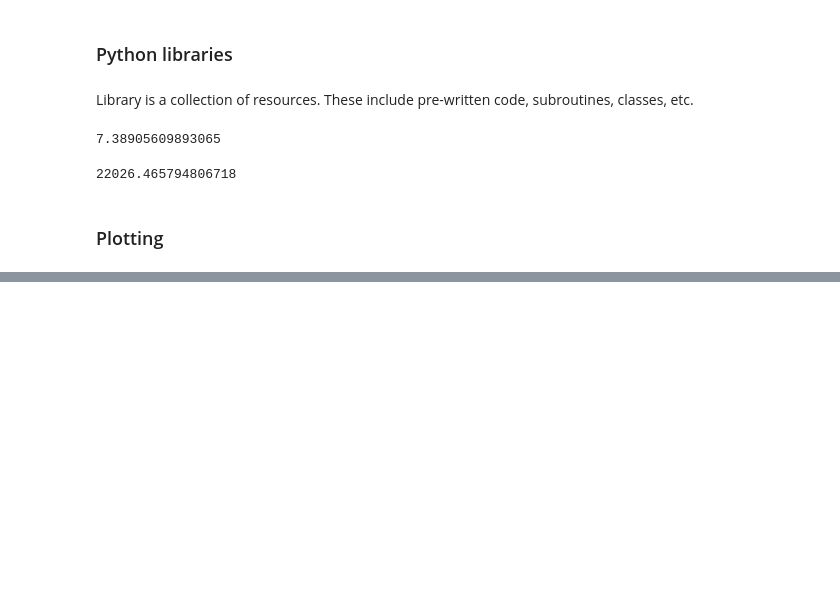
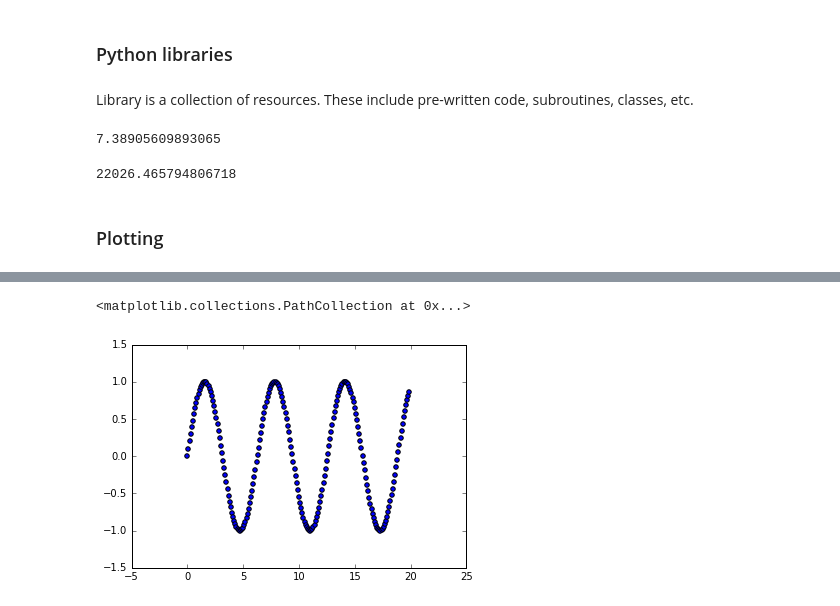
Before and after one commit to samoturk/HUB-ipython, a Jupyter notebook: notebooks/Intro to Python and Jupyter.ipynb, the cells around one changed output, grey strips where cells are left out. Saved outputs shown, nothing was run; the diff lists cells and outputs as text; code cells hidden in the pictures; blank space fills up the shorter version.

```diff
--- a/notebooks/Intro to Python and Jupyter.ipynb
+++ b/notebooks/Intro to Python and Jupyter.ipynb
@@ -240,0 +241,5 @@ plt.plot(x_values, y_values, 'bx')
+# %%
+plt.scatter(x_values, y_values)
+# %% [output]
+<matplotlib.collections.PathCollection at 0x...>
+[figure, added]
```
Also changed, not shown: parts of 2 cells of this notebook, 2 other files.
